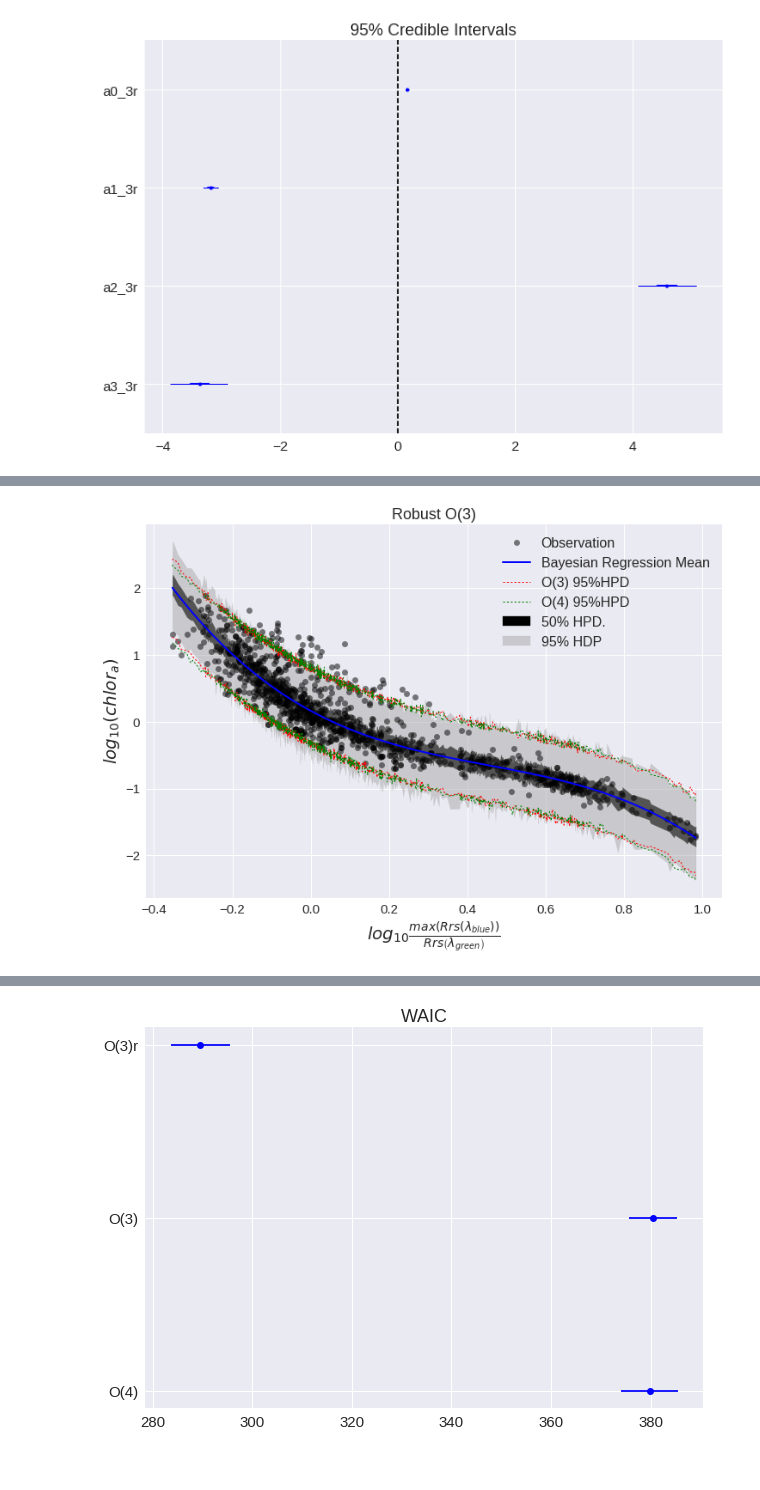
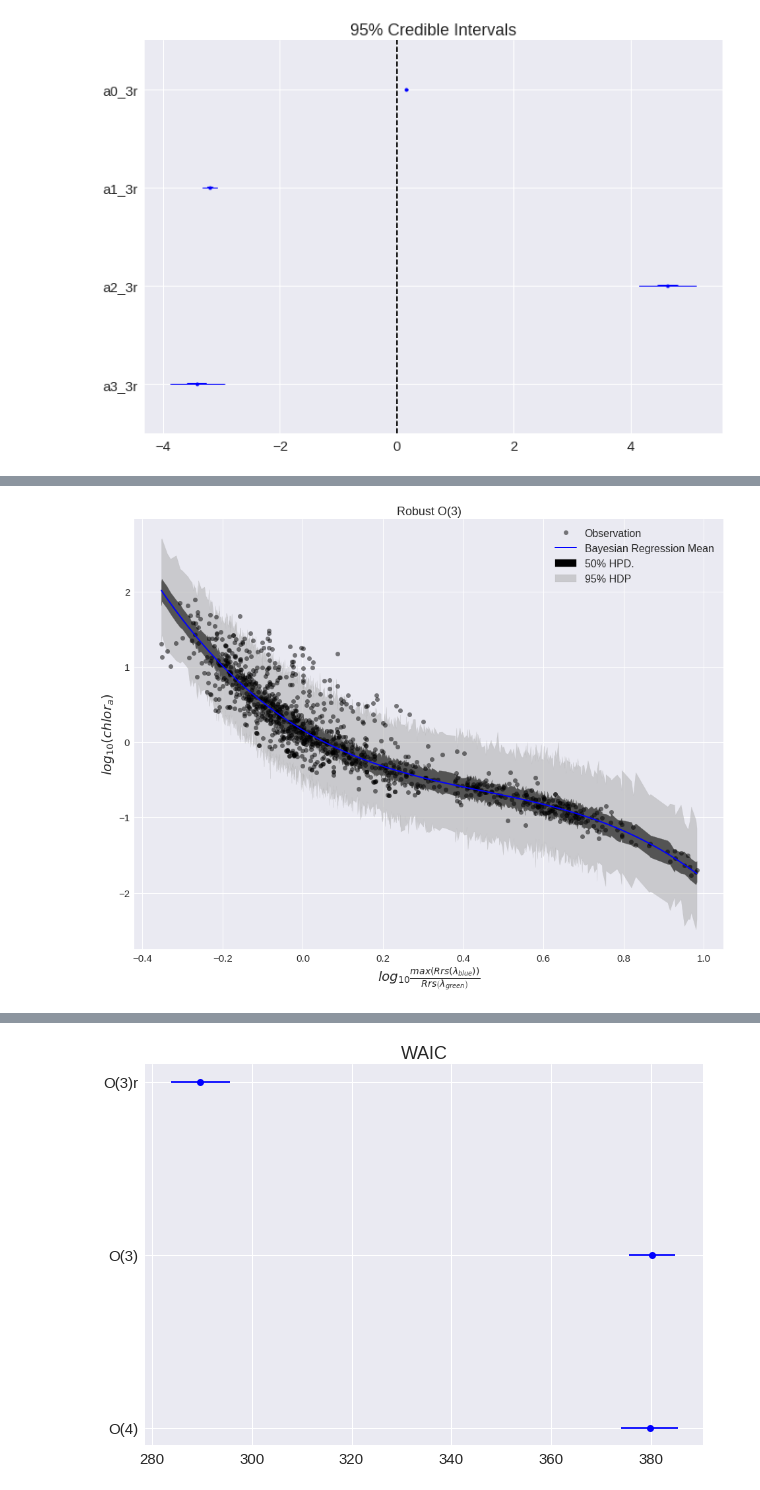
Before and after one commit to madHatter106/Presentations, a Jupyter notebook: OC4x - is a fourth degree polynomial regression really justified.ipynb, the cells around one changed output, grey strips where cells are left out. Drawn from its saved outputs; the diff is of its cells as text; code cells hidden in the pictures; blank space fills up the shorter version.

```diff
--- a/OC4x - is a fourth degree polynomial regression really justified.ipynb
+++ b/OC4x - is a fourth degree polynomial regression really justified.ipynb
@@ -215,7 +231,7 @@ Applied interval-transform to epsilon_3 and added transformed epsilon_3_interval
 # remove some burn-in
 chain_ord4 = trace_ord4[1000:]
 chain_ord3 = trace_ord3[1000:]
+chain_o3r = trace_ord3_rob[1000:]
 varnames_o4=['a%d_4' %d for d in range(5)]
 varnames_o3=['a%d_3' %d for d in range(4)]
-varnames_o4.append('epsilon_4')
-varnames_o3.append('epsilon_3')
+varnames_o3r = ['a%d_3r' %i for i in range(4)]
@@ -461,14 +449,9 @@ bayesCoeffs_ord3r = [chain_o3r['a%d_3r' %i].mean() for i in range(4)]
 # %%
-f, ax = pl.subplots(figsize=(12,8))
+f, ax = pl.subplots(figsize=(16,12))
 ax = PlotPPC(X_train, y_train, sig0_ord3r, sig1_ord3r, bayesCoeffs_ord3r,ax=ax, title='Robust O(3)',
             legendOn=False)
 idx = np.argsort(X_train)
-data_ord = X_train[idx]
-ax.plot(data_ord, sig1_ord3[:,0], linestyle=':', color='r', linewidth=1)
-ax.plot(data_ord, sig1_ord4[:,0], linestyle=':', color='g', lw=1)
-ax.plot(data_ord, sig1_ord3[:,1], linestyle=':', color='r', lw=1, label='O(3) 95%HPD')
-ax.plot(data_ord, sig1_ord4[:,1], ls=':', color='g', lw=1, label='O(4) 95%HPD')
 ax.legend(fontsize=16)
 f.savefig('./bayesianChl_stuff/ppcO3O4onO3r.png', dpi=300, format='png')
 # %% [output]
-[figure, old version]
+[figure, new version]
```
Also changed, not shown: parts of 62 cells of this notebook, 16 other files.
